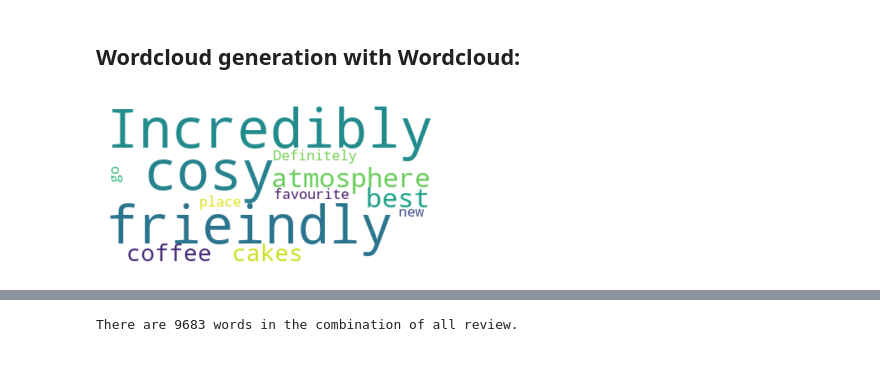
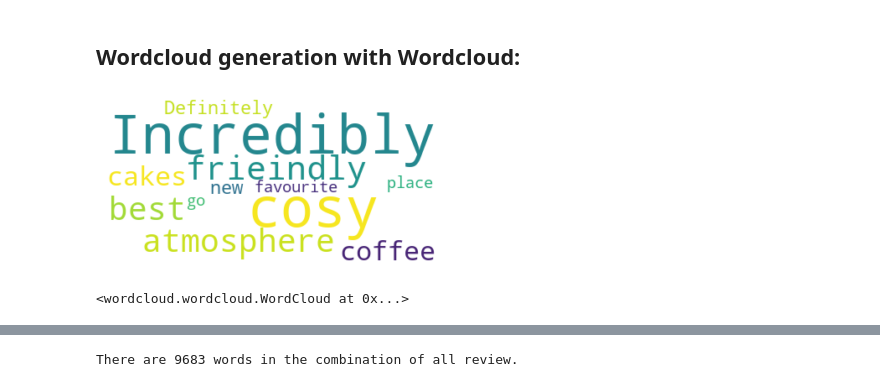
Before and after one commit to algakovic/element_coffee_review_analysis, a Jupyter notebook: transformers_sentiment_analysis.ipynb, the cells around one changed output, grey strips where cells are left out. Cells and saved outputs as stored; diff of their text form; code cells hidden in the pictures.

```diff
--- a/transformers_sentiment_analysis.ipynb
+++ b/transformers_sentiment_analysis.ipynb
@@ -381,13 +382,18 @@ from wordcloud import WordCloud, STOPWORDS, ImageColorGenerator
 # %%
 # Start with one review:
 text = final_df.comment[0]
 
 # Create and generate a word cloud image:
-wordcloud = WordCloud(max_font_size= 70, max_words=100, background_color="white").generate(text)
+wordcloud = WordCloud(max_words=100, background_color="white").generate(text)
 
 # Display the generated image:
 plt.imshow(wordcloud, interpolation='bilinear')
 plt.axis("off")
 plt.show()
 # %% [output]
-[figure, old version]
+[figure, new version]
+# %%
+# save file as png
+wordcloud.to_file("img/first_review.png")
+# %% [output]
+<wordcloud.wordcloud.WordCloud at 0x...>
```
Also changed, not shown: parts of 13 cells of this notebook, 6 other files.
